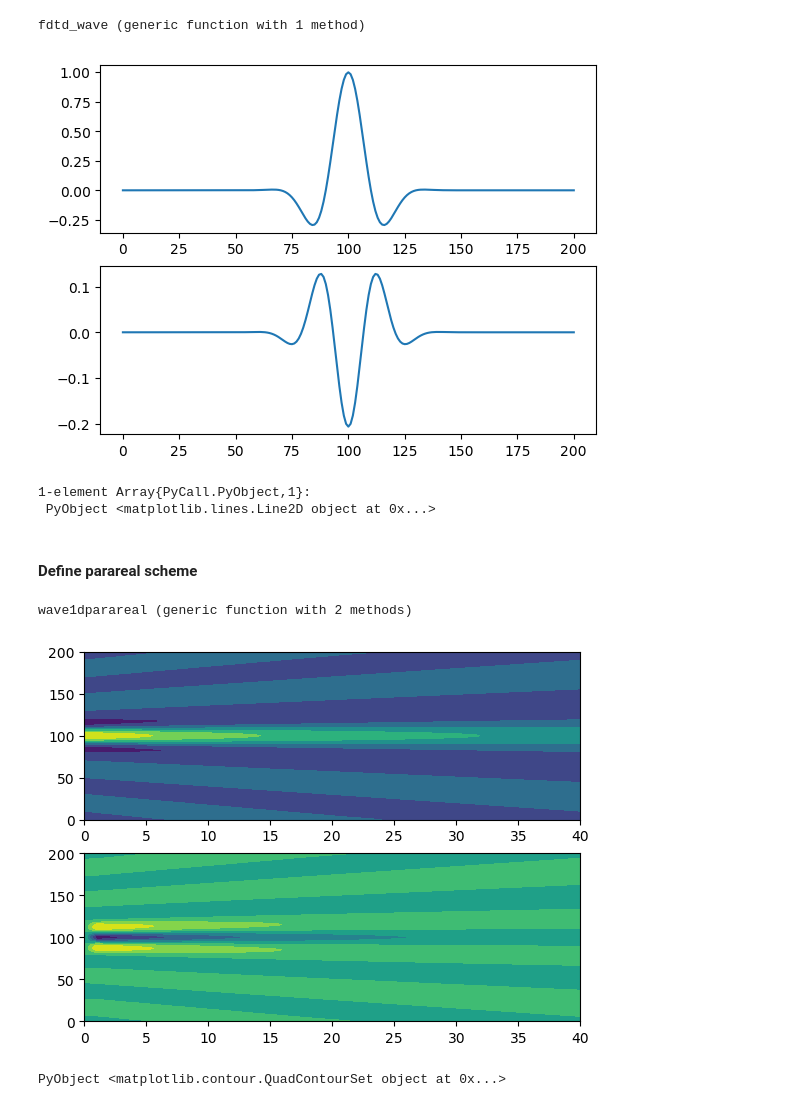
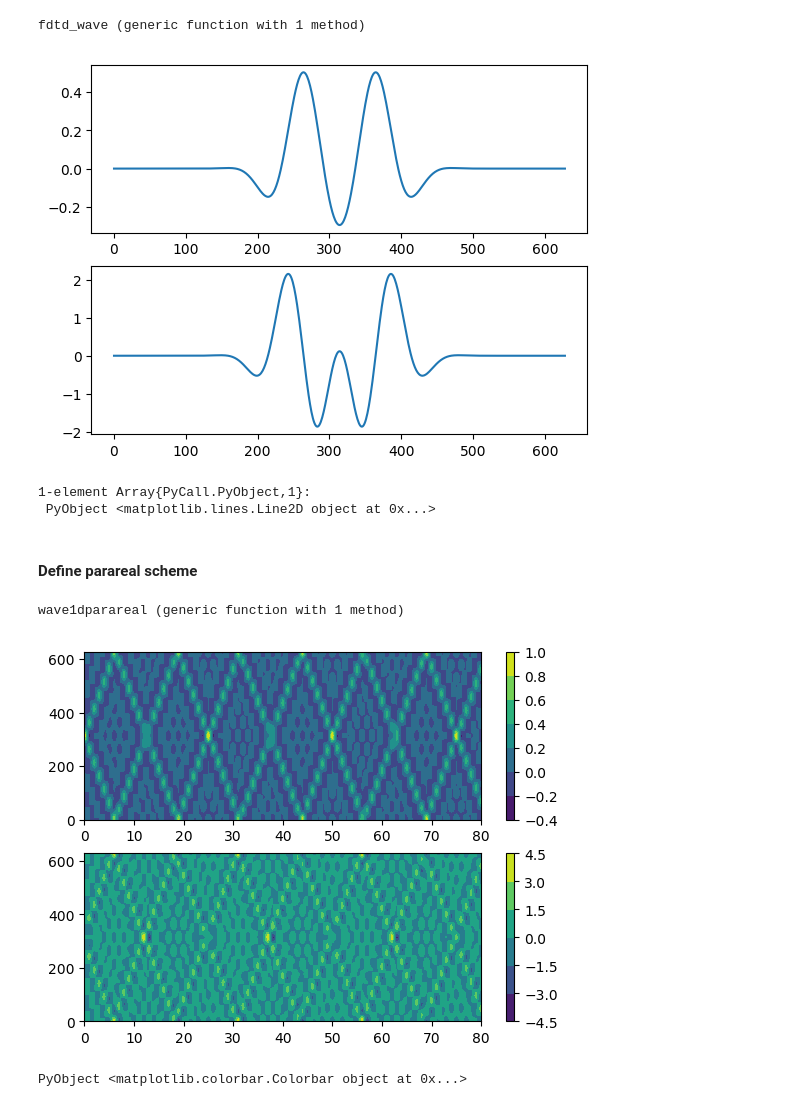
Before and after one commit to hieu325/juliawaveparareal, a Jupyter notebook: parareal1dwave.ipynb, the cells around one changed output. Saved outputs shown, nothing was run; the diff lists cells and outputs as text; code cells hidden in the pictures.

Commit message:
julia notebook upload
fix bug in fdtd initial guess
about to add interpolation

```diff
--- a/parareal1dwave.ipynb
+++ b/parareal1dwave.ipynb
@@ -7,23 +8,22 @@ using IterativeSolvers
 #### Define Finite Difference scheme
 # %%
 L = 2.0*pi;
-N = 201;
-X = linspace(0.,L,N)';
+dx = 0.01;
+X = collect(0:dx:L);
+N = size(X,1);
 k = 5;
-u = exp.(-4*(X-pi).^2+im*k*(X-pi)).';
+u = exp.(-4*(X-pi).^2+im*k*(X-pi));
 ut = zeros(N);
 # %%
-function fdtd_wave(u0,ut0,X,t_final)
+function fdtd_wave(u0,ut0,dx,t_final)
 
     c = 1.0;
-
-    dx = X[2]-X[1];
     dt = dx/5;
 
-    u =u0;
-    ut=ut0;
+    u =u0[:];
+    ut=ut0[:];
 
-    N = size(X,2);
+    N = size(u,1);
 
     time = collect(0:dt:t_final);  # time array
     lamda2 = c*dt/dx;
@@ -38,16 +38,17 @@ function fdtd_wave(u0,ut0,X,t_final)
     for t = time
         # time advancement
         if ( t == 0.0 )
-            u = u+dt*ut;
             preu = u[:];
+            u = u + dt*ut + 0.5*dt^2*B*u;
         else
-            tempu = u;
+            tempu = u[:];
             uxx = B*u;
             u = h(u,preu,uxx);
             preu = tempu;
         end
     end
-    ut=(u-preu)/dt;
+
+    ut=(u-preu)/dt + 0.5*c^2*dt*(B*u+B*preu);
 
     return (u,ut)
 
@@ -55,21 +56,21 @@ end
 # %% [output]
 fdtd_wave (generic function with 1 method)
 # %%
-u1,ut1=fdtd_wave(u,ut,X,0.01);
+u1,ut1=fdtd_wave(u,ut,dx,0.5);
 subplot(2,1,1)
 plot(real(u1))
 subplot(2,1,2)
 plot(real(ut1))
 # %% [output]
-[figure, old version]
+[figure, new version]
 1-element Array{PyCall.PyObject,1}:
  PyObject <matplotlib.lines.Line2D object at 0x...>
 # %% [markdown]
 #### Define parareal scheme
 # %%
 function wave1dparareal(u0,ut0)
-    t_final = 2.0;
-    dT = 0.05;
+    t_final = 40;
+    dT = 0.5;
     time = collect(0:dT:t_final);
     Nt = size(time,1);
     Nx = size(u0,1);
@@ -80,12 +81,12 @@ function wave1dparareal(u0,ut0)
     u[:,1]  = u0;
     ut[:,1] = ut0;
 
-    xs = linspace(0.,L,N)';
-    Xs = linspace(0.,L,N)';
+    dx = 0.01;
+    dX = 0.01;
 
     # initial parareal guess
     for i=2:Nt
-        u[:,i],ut[:,i]=fdtd_wave(u[:,i-1],ut[:,i-1],Xs,dT);
+        u[:,i],ut[:,i]=fdtd_wave(u[:,i-1],ut[:,i-1],dX,dT);
     end
 
     # parareal iteration
@@ -95,8 +96,11 @@ function wave1dparareal(u0,ut0)
     for pi=1:pimax
         # PARALLEL COMPUTATION
         for i=2:Nt
-            u_fine,ut_fine     = fdtd_wave(u[:,i-1],ut[:,i-1],xs,dT);
-            u_coarse,ut_coarse = fdtd_wave(u[:,i-1],ut[:,i-1],Xs,dT);
+            # interpolate u
+            u_fine,ut_fine     = fdtd_wave(u[:,i-1],ut[:,i-1],dx,dT);
+
+
+            u_coarse,ut_coarse = fdtd_wave(u[:,i-1],ut[:,i-1],dX,dT);
 
             cfu_update[:,i]  = u_fine   -  u_coarse;
             cfut_update[:,i] = ut_fine  -  ut_coarse;
@@ -104,7 +108,7 @@ function wave1dparareal(u0,ut0)
 
         # SERIAL UPDATE
         for i=2:Nt
-            u[:,i],ut[:,i]=fdtd_wave(u[:,i-1],ut[:,i-1],Xs,dT);
+            u[:,i],ut[:,i]=fdtd_wave(u[:,i-1],ut[:,i-1],dX,dT);
 
             u[:,i] =u[:,i]+cfu_update[:,i];
             ut[:,i]=ut[:,i]+cfut_update[:,i];
@@ -116,13 +120,15 @@ function wave1dparareal(u0,ut0)
 
 end
 # %% [output]
-wave1dparareal (generic function with 2 methods)
+wave1dparareal (generic function with 1 method)
 # %%
 u2,ut2=wave1dparareal(u,ut);
 subplot(2,1,1)
 contourf(real(u2))
+colorbar()
 subplot(2,1,2)
 contourf(real(ut2))
+colorbar()
 # %% [output]
-[figure, old version]
+[figure, new version]
-PyObject <matplotlib.contour.QuadContourSet object at 0x...>
+PyObject <matplotlib.colorbar.Colorbar object at 0x...>
```
Also changed, not shown: parts of 3 cells of this notebook.
